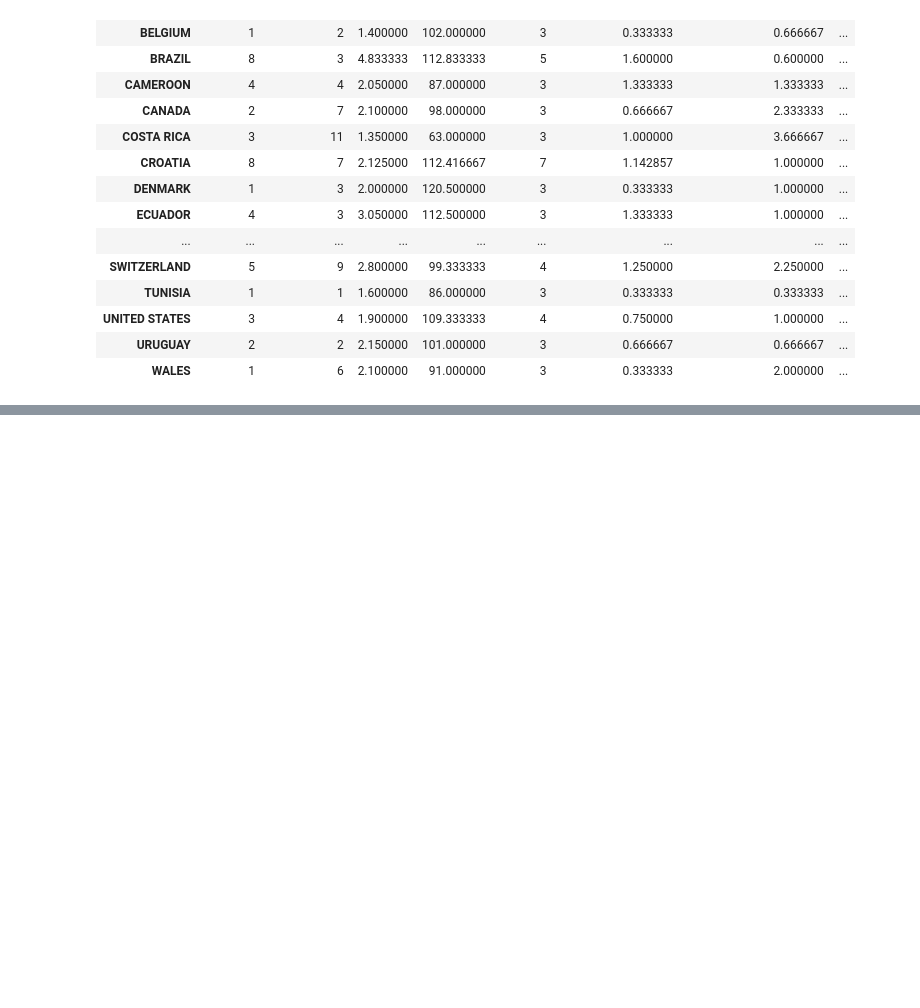
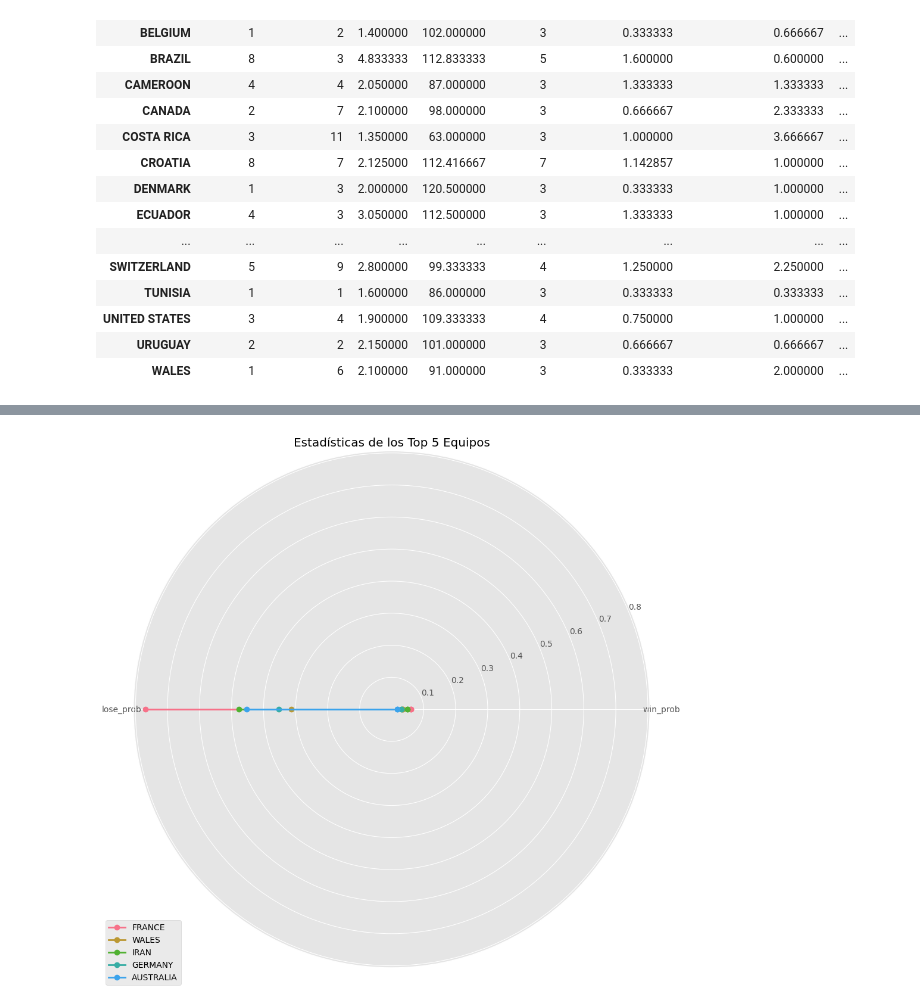
Before and after one commit to XaviAlvarado18/ModSim-Project, a Jupyter notebook: main2.ipynb, the cells around one changed output, grey strips where cells are left out. Saved outputs shown, nothing was run; the diff lists cells and outputs as text; code cells hidden in the pictures; blank space fills up the shorter version.

```diff
--- a/main2.ipynb
+++ b/main2.ipynb
@@ -317,0 +575,24 @@ Países que ganan más torneos:
+# %%
+# 6. Radar Chart para los Top 5 equipos
+top_5_equipos = victorias.head(5)['ganador'].tolist()
+stats_top5 = stats.loc[top_5_equipos]
+
+# Crear el gráfico de radar
+angles = np.linspace(0, 2*np.pi, len(stats_top5.columns), endpoint=False)
+fig, ax = plt.subplots(figsize=(10, 10), subplot_kw=dict(projection='polar'))
+
+for idx, equipo in enumerate(top_5_equipos):
+    valores = stats_top5.loc[equipo].values
+    valores = np.concatenate((valores, [valores[0]]))  # Cerrar el polígono
+    angles_plot = np.concatenate((angles, [angles[0]]))  # Cerrar el polígono
+    ax.plot(angles_plot, valores, 'o-', linewidth=2, label=equipo)
+    ax.fill(angles_plot, valores, alpha=0.25)
+
+ax.set_xticks(angles)
+ax.set_xticklabels(stats_top5.columns)
+ax.set_title('Estadísticas de los Top 5 Equipos')
+plt.legend(loc='upper right', bbox_to_anchor=(0.1, 0.1))
+plt.tight_layout()
+plt.show()
+# %% [output]
+[figure, added]
```
Also changed, not shown: parts of 9 cells of this notebook, 1 other file.
